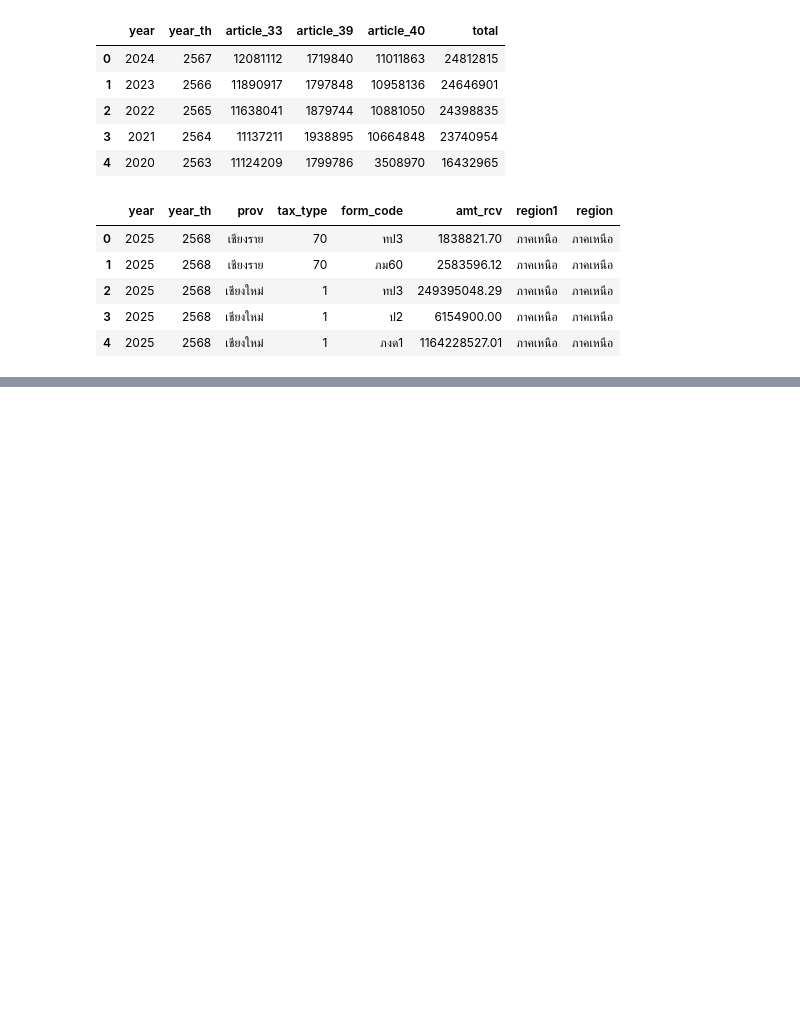
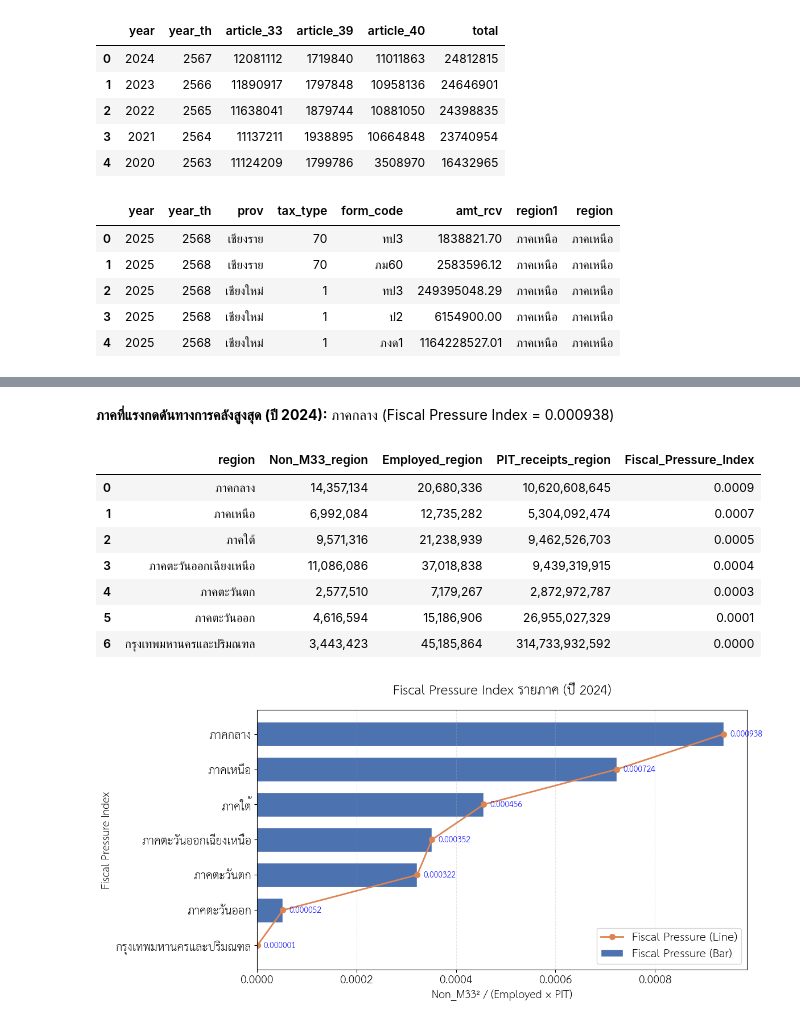
Before and after one commit to punnarujc/dads5001_midterm_project, a Jupyter notebook: main.ipynb, the cells around one changed output, grey strips where cells are left out. Saved outputs shown, nothing was run; the diff lists cells and outputs as text; code cells hidden in the pictures; blank space fills up the shorter version.

```diff
--- a/main.ipynb
+++ b/main.ipynb
@@ -437,0 +1027,39 @@ plt.show()
+# %%
+# ข้อ 2: แรงกดดันทางการคลัง (ตาราง + กราฟ)
+cols_fiscal = ['region', 'Non_M33_region', 'Employed_region', 'PIT_receipts_region', 'Fiscal_Pressure_Index']
+df2 = region_fiscal_latest[cols_fiscal].head(N_REGIONS)
+top2 = df2.iloc[0]
+round_fiscal = {'Non_M33_region': 0, 'Employed_region': 0, 'PIT_receipts_region': 0, 'Fiscal_Pressure_Index': 6}
+
+display(Markdown(f"**ภาคที่แรงกดดันทางการคลังสูงสุด (ปี {region_fiscal_latest_year}):** {top2['region']} (Fiscal Pressure Index = {top2['Fiscal_Pressure_Index']:.6f})"))
+display(style_pastel_table(df2.round(round_fiscal), highlight_first=True))
+
+fig, ax = plt.subplots(figsize=(12, 6))
+plot_f = region_fiscal_latest.head(N_REGIONS).sort_values('Fiscal_Pressure_Index', ascending=True)
+regions_f = plot_f['region'].astype(str)
+vals_f = plot_f['Fiscal_Pressure_Index']
+
+ax.barh(regions_f, vals_f, color='#4c72b0', edgecolor='white', height=0.7, label='Fiscal Pressure (Bar)')
+ax.plot(vals_f, regions_f, color='#dd8452', marker='o', markersize=7, linewidth=2, label='Fiscal Pressure (Line)')
+for y, x in zip(regions_f, vals_f):
+    ax.annotate(f'{x:.6f}', (x, y), textcoords='offset points', xytext=(8, 0), va='center', fontweight='bold', color=CHART['line_blue'], fontsize=10)
+
+ax.set_xlabel('Non_M33² / (Employed × PIT)', fontsize=CHART['label_fontsize'], fontweight='normal')
+ax.set_ylabel('Fiscal Pressure Index', fontsize=CHART['label_fontsize'], fontweight='normal')
+ax.set_title(f'Fiscal Pressure Index รายภาค (ปี {region_fiscal_latest_year})', fontsize=CHART['title_fontsize'], pad=CHART['title_pad'], fontweight='bold')
+ax.grid(True, axis='x', linestyle=CHART['grid_ls'], alpha=CHART['grid_alpha'])
+ax.legend(loc='lower right', frameon=True)
+plt.tight_layout()
+plt.savefig('Fiscal_Pressure_Index.png')
+plt.show()
+# %% [output]
+**ภาคที่แรงกดดันทางการคลังสูงสุด (ปี 2024):** ภาคกลาง (Fiscal Pressure Index = 0.000938)
+|  | region | Non_M33_region | Employed_region | PIT_receipts_region | Fiscal_Pressure_Index |
+| 0 | ภาคกลาง | 14,357,134 | 20,680,336 | 10,620,608,645 | 0.0009 |
+| 1 | ภาคเหนือ | 6,992,084 | 12,735,282 | 5,304,092,474 | 0.0007 |
+| 2 | ภาคใต้ | 9,571,316 | 21,238,939 | 9,462,526,703 | 0.0005 |
+| 3 | ภาคตะวันออกเฉียงเหนือ | 11,086,086 | 37,018,838 | 9,439,319,915 | 0.0004 |
+| 4 | ภาคตะวันตก | 2,577,510 | 7,179,267 | 2,872,972,787 | 0.0003 |
+| 5 | ภาคตะวันออก | 4,616,594 | 15,186,906 | 26,955,027,329 | 0.0001 |
+| 6 | กรุงเทพมหานครและปริมณฑล | 3,443,423 | 45,185,864 | 314,733,932,592 | 0.0000 |
+[figure, added]
```
Also changed, not shown: parts of 14 cells of this notebook.
